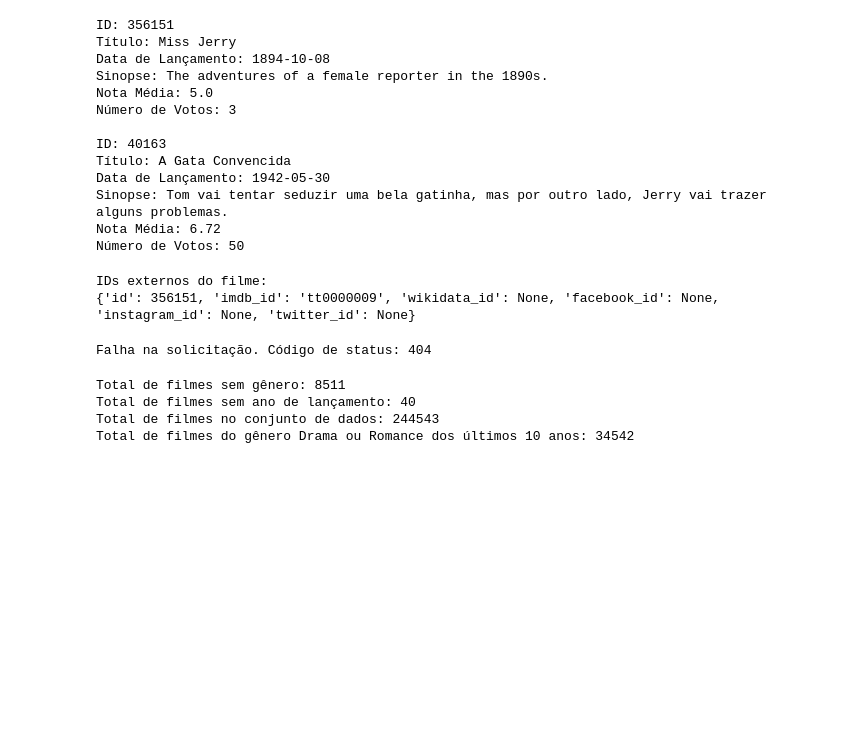
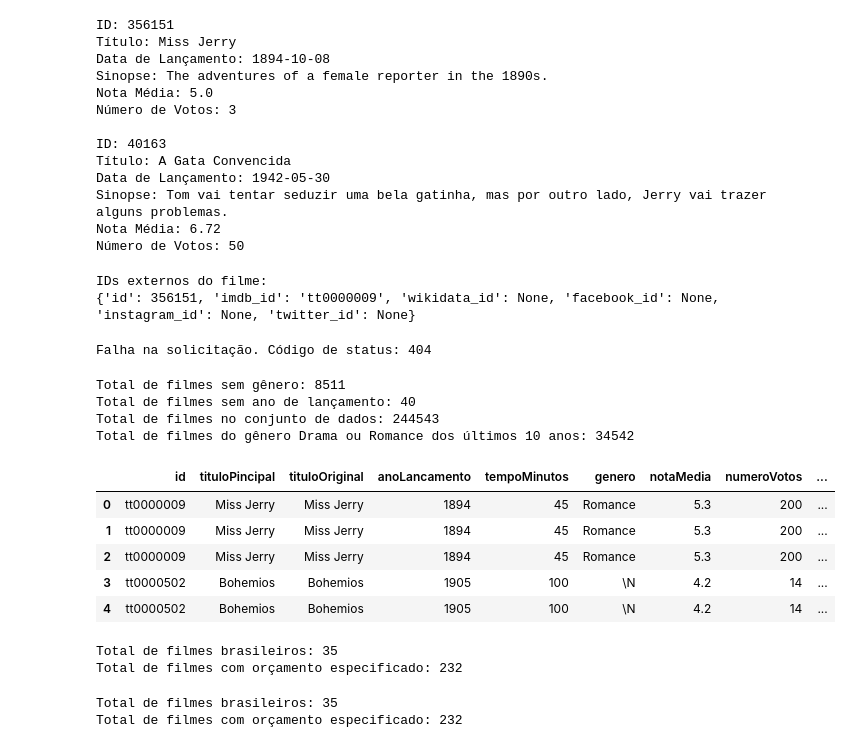
Before and after one commit to JorgeChiozzini/Data-Analytics-Compass, a Jupyter notebook: DESAFIO/etapa-2/evidencias/teste.ipynb, the cells around one changed output. Saved outputs shown, nothing was run; the diff lists cells and outputs as text; code cells hidden in the pictures; blank space fills up the shorter version.

```diff
--- a/DESAFIO/etapa-2/evidencias/teste.ipynb
+++ b/DESAFIO/etapa-2/evidencias/teste.ipynb
@@ -189,3 +189,70 @@ Total de filmes sem gênero: 8511
 Total de filmes sem ano de lançamento: 40
 Total de filmes no conjunto de dados: 244543
 Total de filmes do gênero Drama ou Romance dos últimos 10 anos: 34542
+# %%
+import pandas as pd
+
+movies_imdb = pd.read_csv("movies.csv", sep='|')
+
+movies_imdb.head()
+# %% [output]
+|  | id | tituloPincipal | tituloOriginal | anoLancamento | tempoMinutos | genero | notaMedia | numeroVotos | ... |
+| 0 | tt0000009 | Miss Jerry | Miss Jerry | 1894 | 45 | Romance | 5.3 | 200 | ... |
+| 1 | tt0000009 | Miss Jerry | Miss Jerry | 1894 | 45 | Romance | 5.3 | 200 | ... |
+| 2 | tt0000009 | Miss Jerry | Miss Jerry | 1894 | 45 | Romance | 5.3 | 200 | ... |
+| 3 | tt0000502 | Bohemios | Bohemios | 1905 | 100 | \N | 4.2 | 14 | ... |
+| 4 | tt0000502 | Bohemios | Bohemios | 1905 | 100 | \N | 4.2 | 14 | ... |
+# %%
+import json
+
+# Carregar o JSON
+with open('filmes.json', 'r') as f:
+    data = json.load(f)
+
+# Inicializar contadores
+total_brasileiros = 0
+total_com_orcamento = 0
+
+# Percorrer os filmes
+for filme in data:
+    # Verificar se o filme é brasileiro
+    if any(country['iso_3166_1'] == 'BR' for country in filme['production_countries']):
+        total_brasileiros += 1
+
+    # Verificar se o filme tem orçamento especificado
+    if filme['budget'] > 0:
+        total_com_orcamento += 1
+
+# Imprimir resultados
+print("Total de filmes brasileiros:", total_brasileiros)
+print("Total de filmes com orçamento especificado:", total_com_orcamento)
+# %% [output]
+Total de filmes brasileiros: 35
+Total de filmes com orçamento especificado: 232
+# %%
+import json
+
+# Carregar o JSON
+with open('filmes.json', 'r') as f:
+    data = json.load(f)
+
+# Inicializar contadores
+total_brasileiros = 0
+total_com_orcamento = 0
+
+# Percorrer os filmes
+for filme in data:
+    # Verificar se o filme é brasileiro
+    if any(country['iso_3166_1'] == 'BR' for country in filme['production_countries']):
+        total_brasileiros += 1
+
+    # Verificar se o filme tem orçamento especificado
+    if filme['budget'] > 0:
+        total_com_orcamento += 1
+
+# Imprimir resultados linha por linha
+print("Total de filmes brasileiros:", total_brasileiros)
+print("Total de filmes com orçamento especificado:", total_com_orcamento)
+# %% [output]
+Total de filmes brasileiros: 35
+Total de filmes com orçamento especificado: 232
```
Also changed, not shown: parts of 2 cells of this notebook, 5 other files.
